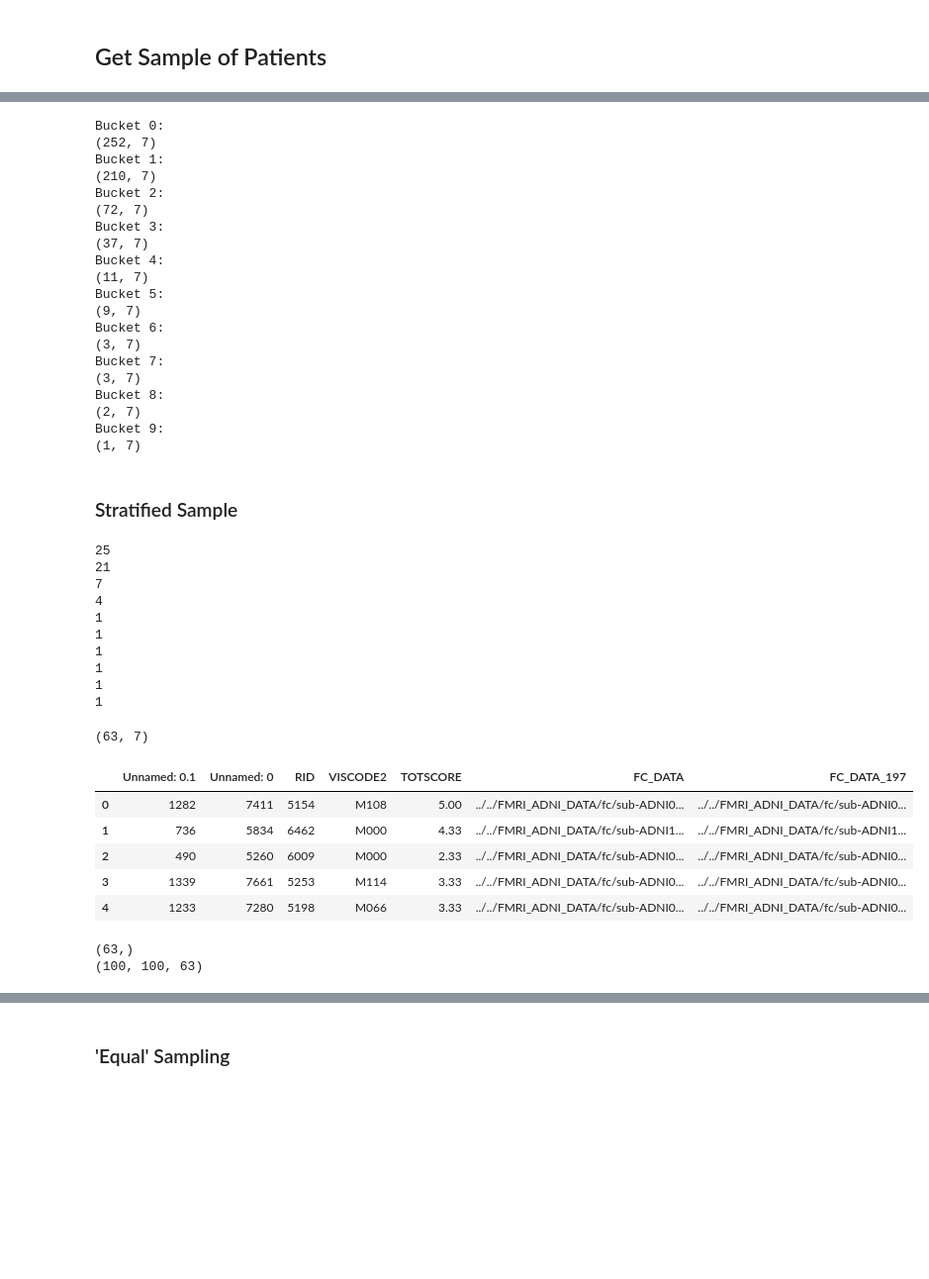
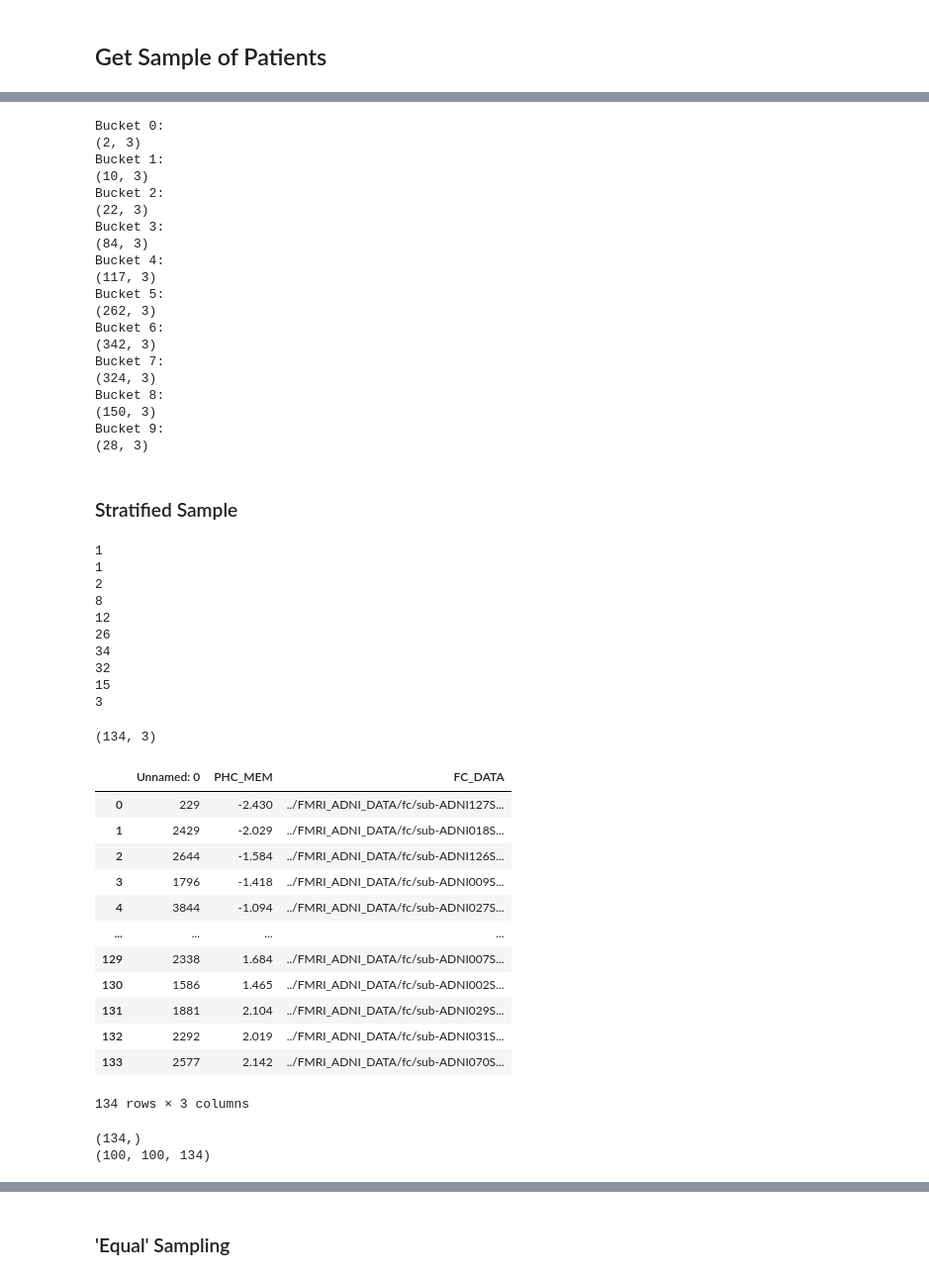
Before and after one commit to dChakr/ad_modelling_fyp, a Jupyter notebook: predictors/cpm_2.ipynb, the cells around one changed output, grey strips where cells are left out. Shown at 99% size. Saved outputs shown, nothing was run; the diff lists cells and outputs as text; code cells hidden in the pictures; blank space fills up the shorter version.

```diff
--- a/predictors/cpm_2.ipynb
+++ b/predictors/cpm_2.ipynb
@@ -127,7 +129,9 @@ def normalise_correlate_fc(fmri):
     fc_emp = np.corrcoef(fc_emp)
     return fc_emp
 # %%
-ADAS_DATA = '../data/ADAS_ADNIGO23_17Apr2024_FILTERED_wfiles_197.csv'
-df = pd.read_csv(ADAS_DATA)
+# ADAS_DATA = '../data/ADAS_ADNIGO23_17Apr2024_FILTERED_wfiles_197.csv'
+PHC_DATA = '../data/ADSP_PHC_COGN_Dec2023_FILTERED_wfiles.csv'
+df = pd.read_csv(PHC_DATA)
+df = df.drop(columns=['RID', 'VISCODE2', 'PHC_Diagnosis', 'PHC_EXF', 'PHC_LAN', 'PHC_VSP'])
 df.shape
 # %% [output]
@@ -137,8 +141,8 @@ df.shape
 dim_x = len(df)
 X = []
 
-for i, file in enumerate(df['FC_DATA'].values[:40]):
-    arr = loadmat(file)['ROI_activity'][:100, :] # get the first 100 regions
+for i, file in enumerate(df['FC_DATA'].values[:50]):
+    arr = loadmat(f'../{file}')['ROI_activity'][:100, :] # get the first 100 regions
     fc = normalise_correlate_fc(arr)
 
     # Add noise along the diagonal
@@ -222,7 +226,7 @@ results_df.to_csv('../data/cpm_experiments.csv')
 n_buckets = 10
 
 # Define the bins for splitting the column into buckets
-bins = pd.cut(df['TOTSCORE'], bins=n_buckets, labels=False)
+bins = pd.cut(df['PHC_MEM'], bins=n_buckets, labels=False)
 # %%
 bins
 # %% [output]
@@ -249,25 +253,25 @@ for i in range(n_buckets):
         print(bucket.shape)
 # %% [output]
 Bucket 0:
-(252, 7)
+(2, 3)
 Bucket 1:
-(210, 7)
+(10, 3)
 Bucket 2:
-(72, 7)
+(22, 3)
 Bucket 3:
-(37, 7)
+(84, 3)
 Bucket 4:
-(11, 7)
+(117, 3)
 Bucket 5:
-(9, 7)
+(262, 3)
 Bucket 6:
-(3, 7)
+(342, 3)
 Bucket 7:
-(3, 7)
+(324, 3)
 Bucket 8:
-(2, 7)
+(150, 3)
 Bucket 9:
-(1, 7)
+(28, 3)
 # %% [markdown]
 ### Stratified Sample
 # %%
@@ -287,26 +291,33 @@ for i in range(n_buckets):
 sample_df = sample_df.reset_index(drop=True)
 sample_df.shape
 # %% [output]
-25
-21
-7
-4
 1
 1
-1
-1
-1
-1
+2
+8
+12
+26
+34
+32
+15
+3
-(63, 7)
+(134, 3)
 # %%
-sample_df.head()
+sample_df
 # %% [output]
-|  | Unnamed: 0.1 | Unnamed: 0 | RID | VISCODE2 | TOTSCORE | FC_DATA | FC_DATA_197 |
-| 0 | 1282 | 7411 | 5154 | M108 | 5.00 | ../../FMRI_ADNI_DATA/fc/sub-ADNI0... | ../../FMRI_ADNI_DATA/fc/sub-ADNI0... |
-| 1 | 736 | 5834 | 6462 | M000 | 4.33 | ../../FMRI_ADNI_DATA/fc/sub-ADNI1... | ../../FMRI_ADNI_DATA/fc/sub-ADNI1... |
-| 2 | 490 | 5260 | 6009 | M000 | 2.33 | ../../FMRI_ADNI_DATA/fc/sub-ADNI0... | ../../FMRI_ADNI_DATA/fc/sub-ADNI0... |
-| 3 | 1339 | 7661 | 5253 | M114 | 3.33 | ../../FMRI_ADNI_DATA/fc/sub-ADNI0... | ../../FMRI_ADNI_DATA/fc/sub-ADNI0... |
-| 4 | 1233 | 7280 | 5198 | M066 | 3.33 | ../../FMRI_ADNI_DATA/fc/sub-ADNI0... | ../../FMRI_ADNI_DATA/fc/sub-ADNI0... |
+|  | Unnamed: 0 | PHC_MEM | FC_DATA |
+| 0 | 229 | -2.430 | ../FMRI_ADNI_DATA/fc/sub-ADNI127S... |
+| 1 | 2429 | -2.029 | ../FMRI_ADNI_DATA/fc/sub-ADNI018S... |
+| 2 | 2644 | -1.584 | ../FMRI_ADNI_DATA/fc/sub-ADNI126S... |
+| 3 | 1796 | -1.418 | ../FMRI_ADNI_DATA/fc/sub-ADNI009S... |
+| 4 | 3844 | -1.094 | ../FMRI_ADNI_DATA/fc/sub-ADNI027S... |
+| ... | ... | ... | ... |
+| 129 | 2338 | 1.684 | ../FMRI_ADNI_DATA/fc/sub-ADNI007S... |
+| 130 | 1586 | 1.465 | ../FMRI_ADNI_DATA/fc/sub-ADNI002S... |
+| 131 | 1881 | 2.104 | ../FMRI_ADNI_DATA/fc/sub-ADNI029S... |
+| 132 | 2292 | 2.019 | ../FMRI_ADNI_DATA/fc/sub-ADNI031S... |
+| 133 | 2577 | 2.142 | ../FMRI_ADNI_DATA/fc/sub-ADNI070S... |
+134 rows × 3 columns
 # %%
 dim_x = len(sample_df)
 X_strat = []
@@ -323,13 +334,13 @@ for i, file in enumerate(sample_df['FC_DATA'].values):
     X_strat.append(fc_with_noise)
 X_strat = np.array(X_strat)
 # %%
-Y_strat = sample_df['TOTSCORE']
+Y_strat = sample_df['PHC_MEM']
 print(Y_strat.shape)
 
 X_strat_transposed = np.transpose(X_strat, (1, 2, 0))
 print(X_strat_transposed.shape)
 # %% [output]
-(63,)
-(100, 100, 63)
+(134,)
+(100, 100, 134)
 # %%
 behav_pred_pos, behav_pred_neg = run_validate(X_strat_transposed, Y_strat, 'LOO')
```
Also changed, not shown: parts of 17 cells of this notebook, 8 other files.
